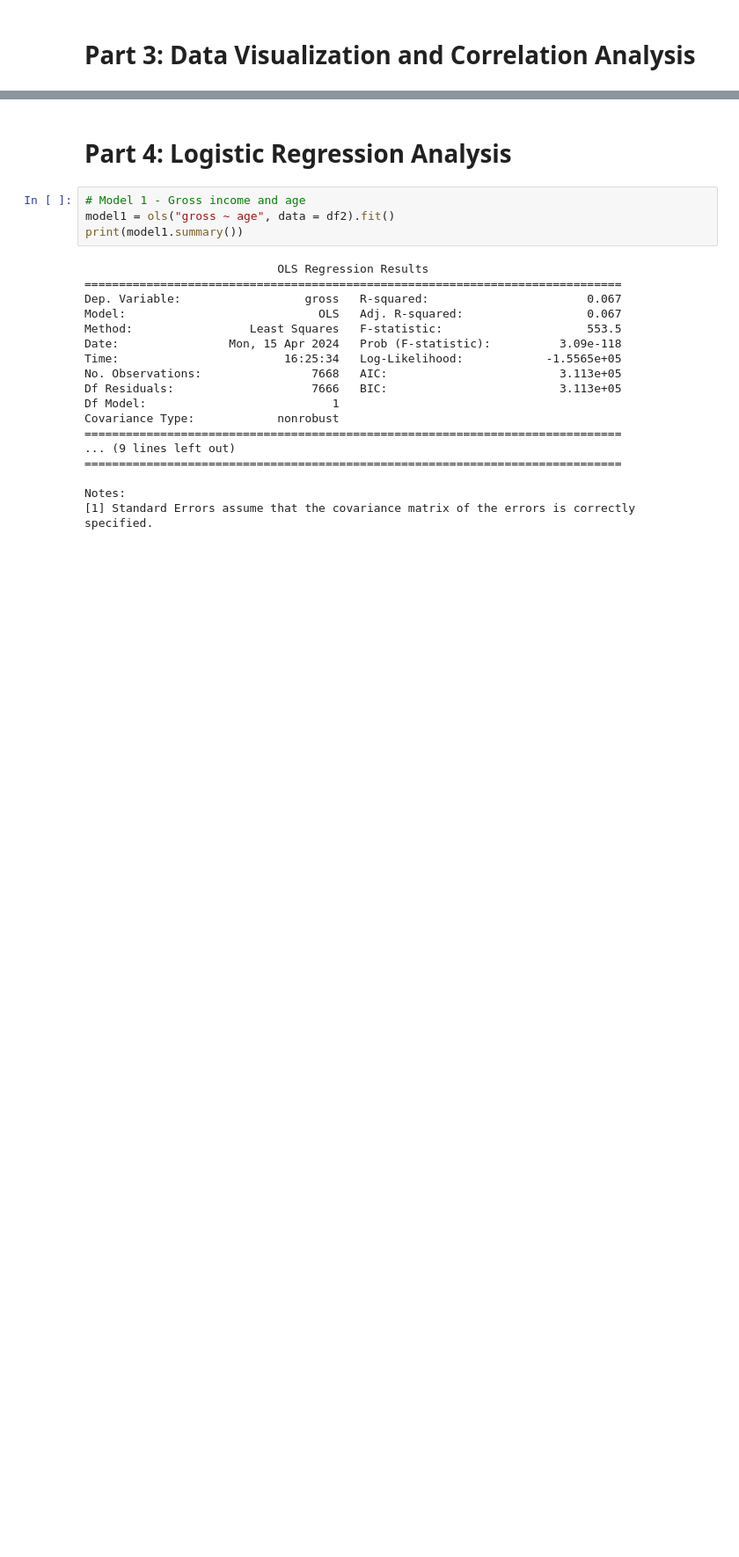
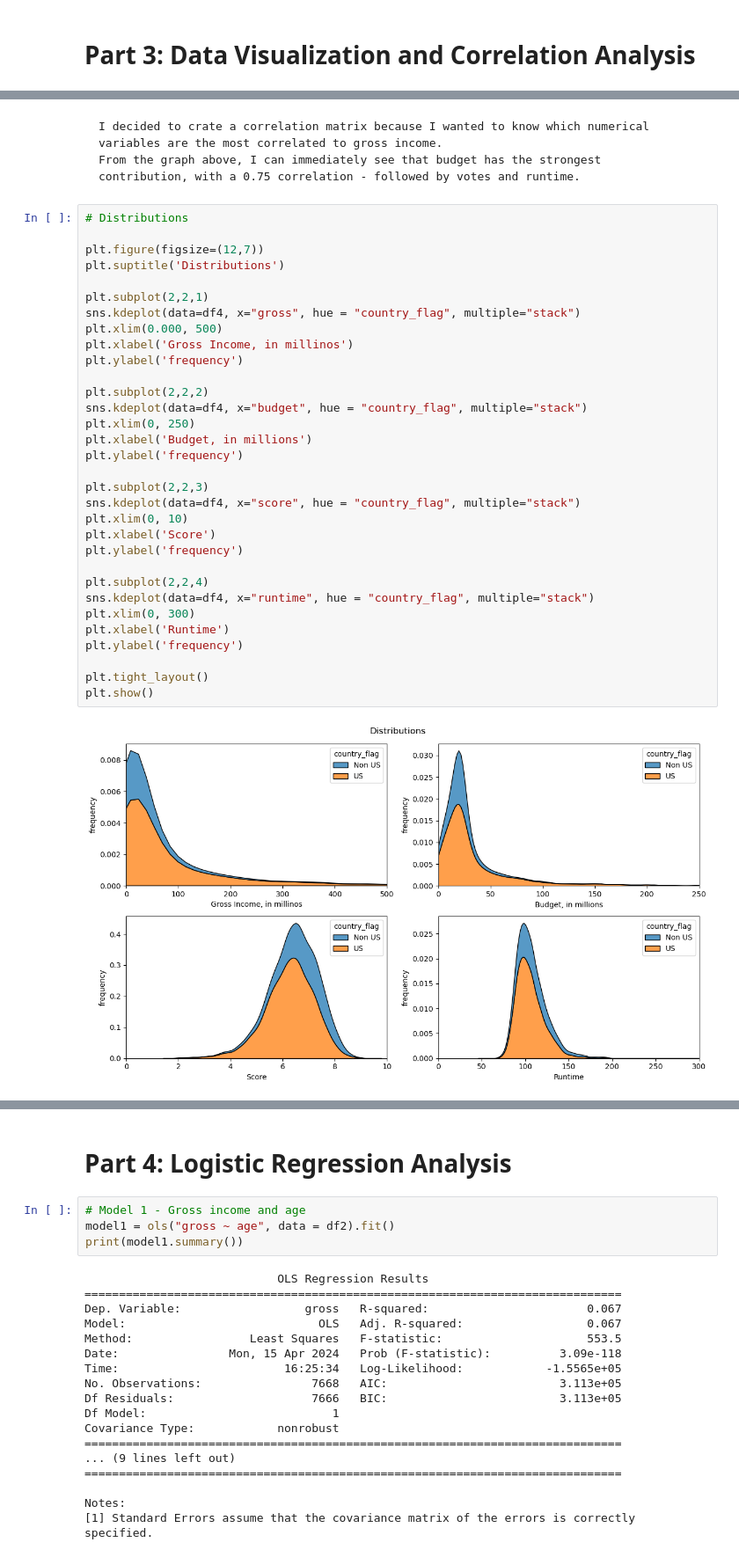
Before and after one commit to AnaliaColffer/Portfolio-Projects, a Jupyter notebook: Movies, Logistic Regression Analyis.ipynb, the cells around one changed output, grey strips where cells are left out. Shown at 88% size. Drawn from its saved outputs; the diff is of its cells as text; blank space fills up the shorter version.

```diff
--- a/Movies, Logistic Regression Analyis.ipynb
+++ b/Movies, Logistic Regression Analyis.ipynb
@@ -347,0 +285,38 @@ from statsmodels.formula.api import ols
+# %% [markdown]
+
+    I decided to crate a correlation matrix because I wanted to know which numerical variables are the most correlated to gross income.
+    From the graph above, I can immediately see that budget has the strongest contribution, with a 0.75 correlation - followed by votes and runtime.
+# %%
+# Distributions
+
+plt.figure(figsize=(12,7))
+plt.suptitle('Distributions')
+
+plt.subplot(2,2,1)
+sns.kdeplot(data=df4, x="gross", hue = "country_flag", multiple="stack")
+plt.xlim(0.000, 500)
+plt.xlabel('Gross Income, in millinos')
+plt.ylabel('frequency')
+
+plt.subplot(2,2,2)
+sns.kdeplot(data=df4, x="budget", hue = "country_flag", multiple="stack")
+plt.xlim(0, 250)
+plt.xlabel('Budget, in millions')
+plt.ylabel('frequency')
+
+plt.subplot(2,2,3)
+sns.kdeplot(data=df4, x="score", hue = "country_flag", multiple="stack")
+plt.xlim(0, 10)
+plt.xlabel('Score')
+plt.ylabel('frequency')
+
+plt.subplot(2,2,4)
+sns.kdeplot(data=df4, x="runtime", hue = "country_flag", multiple="stack")
+plt.xlim(0, 300)
+plt.xlabel('Runtime')
+plt.ylabel('frequency')
+
+plt.tight_layout()
+plt.show()
+# %% [output]
+[figure, added]
```
Also changed, not shown: parts of 36 cells of this notebook.
